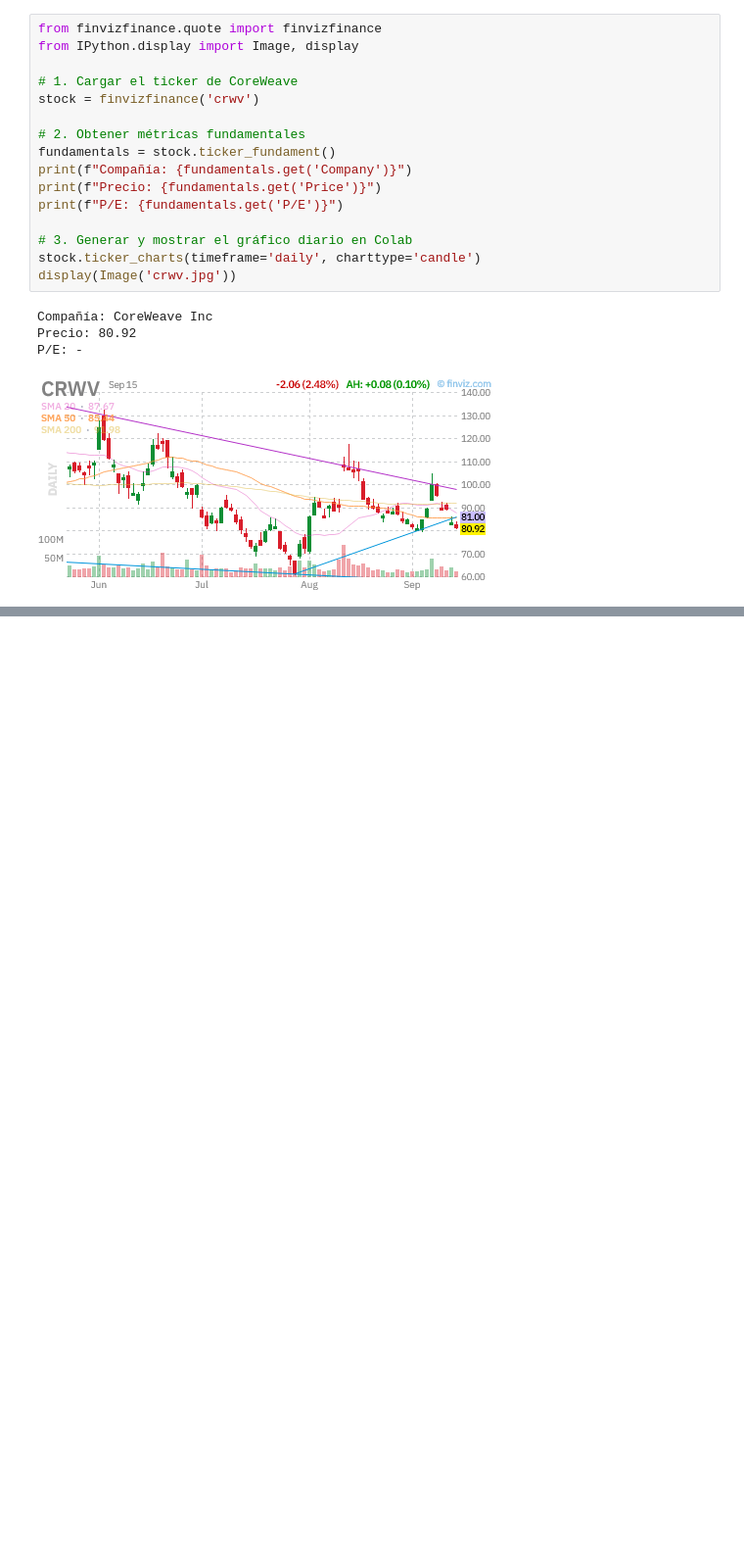
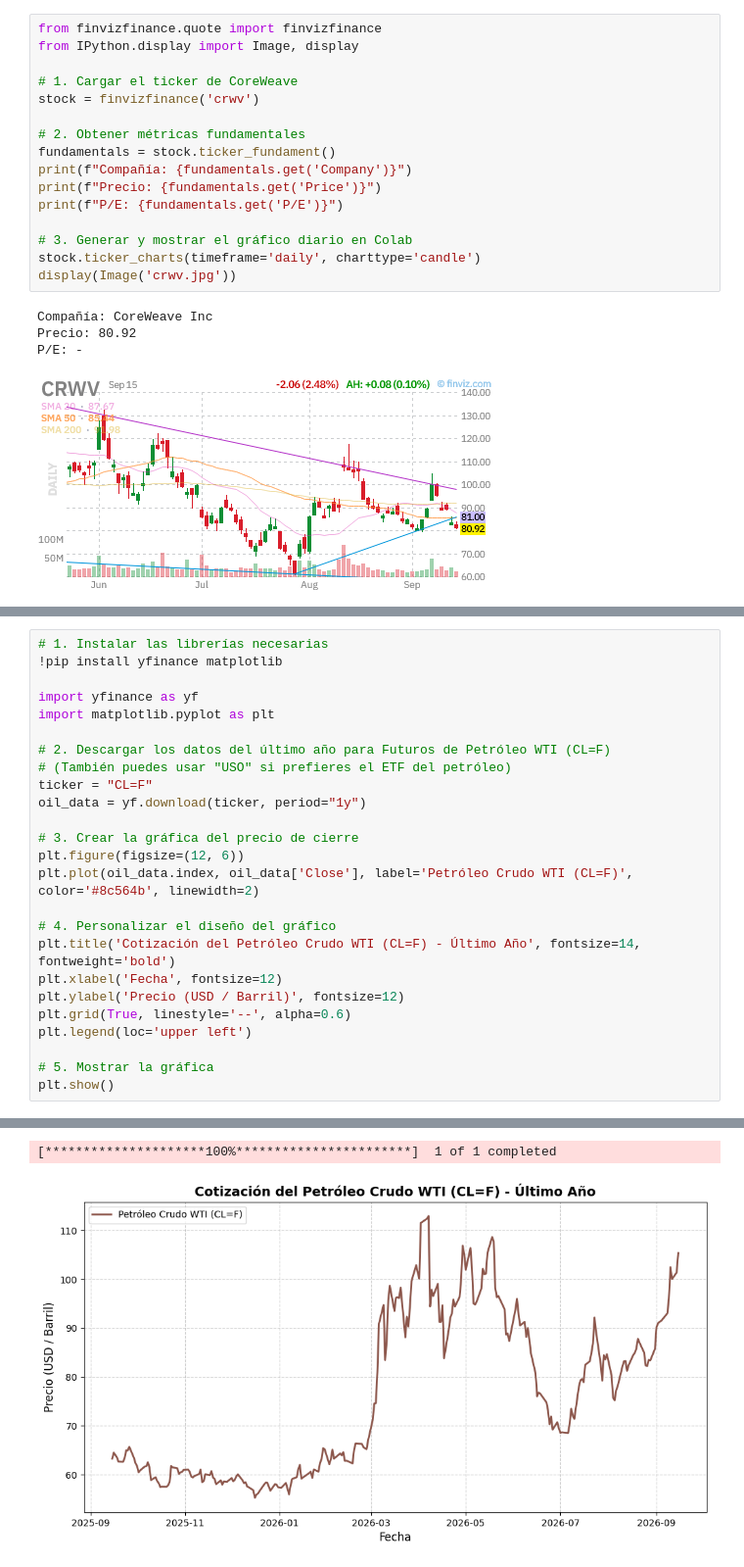
Before and after one commit to mariobravolarrea/FinRL, a Jupyter notebook: codeando1.ipynb, the cells around one changed output, grey strips where cells are left out. Shown at 98% size. Saved outputs shown, nothing was run; the diff lists cells and outputs as text; blank space fills up the shorter version.

```diff
--- a/codeando1.ipynb
+++ b/codeando1.ipynb
@@ -144,0 +325,26 @@ P/E: -
+# %%
+# 1. Instalar las librerías necesarias
+!pip install yfinance matplotlib
+
+import yfinance as yf
+import matplotlib.pyplot as plt
+
+# 2. Descargar los datos del último año para Futuros de Petróleo WTI (CL=F)
+# (También puedes usar "USO" si prefieres el ETF del petróleo)
+ticker = "CL=F"
+oil_data = yf.download(ticker, period="1y")
+
+# 3. Crear la gráfica del precio de cierre
+plt.figure(figsize=(12, 6))
+plt.plot(oil_data.index, oil_data['Close'], label='Petróleo Crudo WTI (CL=F)', color='#8c564b', linewidth=2)
+
+# 4. Personalizar el diseño del gráfico
+plt.title('Cotización del Petróleo Crudo WTI (CL=F) - Último Año', fontsize=14, fontweight='bold')
+plt.xlabel('Fecha', fontsize=12)
+plt.ylabel('Precio (USD / Barril)', fontsize=12)
+plt.grid(True, linestyle='--', alpha=0.6)
+plt.legend(loc='upper left')
+
+# 5. Mostrar la gráfica
+plt.show()
+# %% [output]
@@ -144,0 +368,2 @@ P/E: -
+[*********************100%***********************]  1 of 1 completed
+[figure, added]
```
Also changed, not shown: parts of 24 cells of this notebook.
